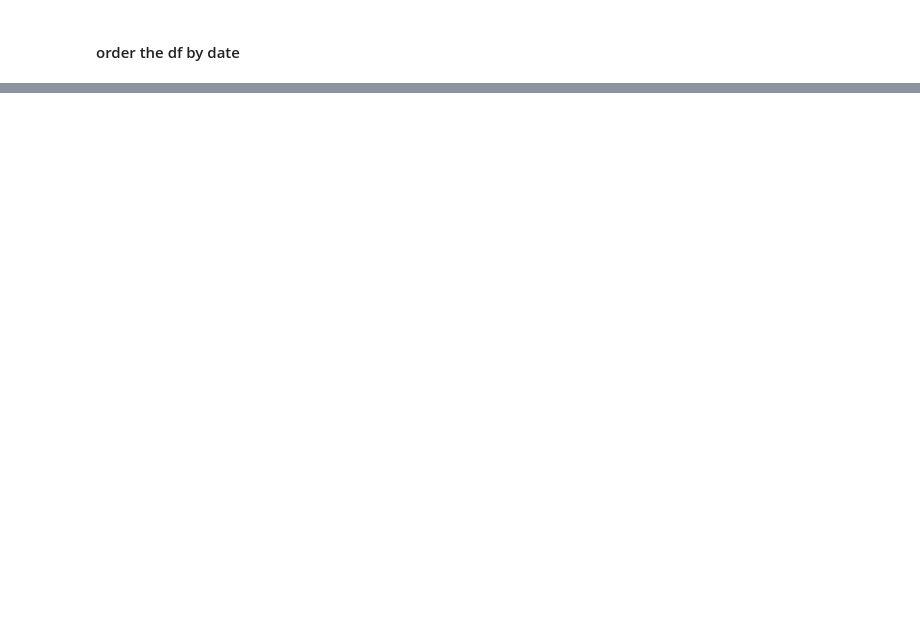
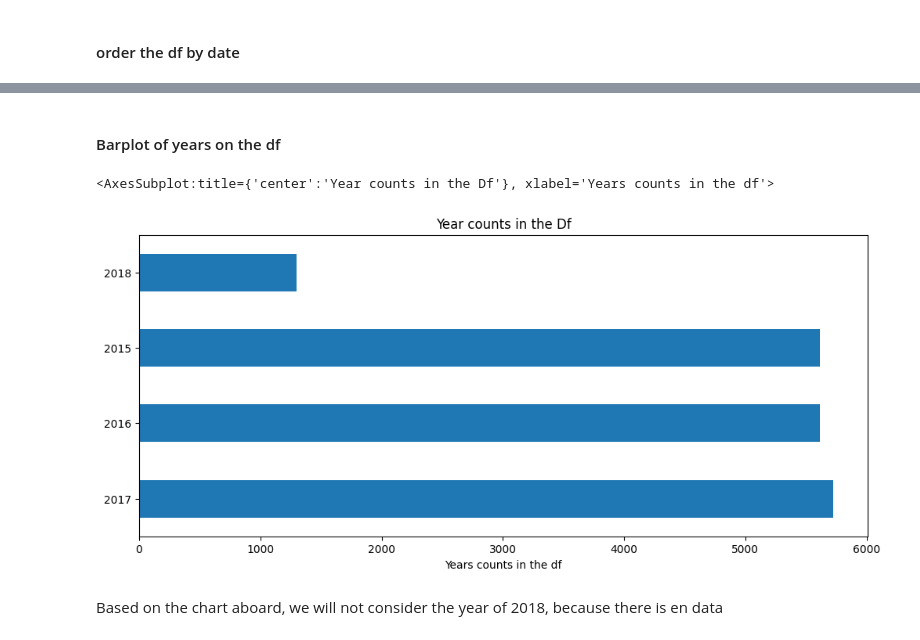
Before and after one commit to Mar19845/DataScience, a Jupyter notebook: LAB9/lab9.ipynb, the cells around one changed output, grey strips where cells are left out. Cells and saved outputs as stored; diff of their text form; code cells hidden in the pictures; blank space fills up the shorter version.

```diff
--- a/LAB9/lab9.ipynb
+++ b/LAB9/lab9.ipynb
@@ -98,0 +148,9 @@ df = df.sort_values(by='Date',ascending=True)
+# %% [markdown]
+#### Barplot of years on the df
+# %%
+df['year'].value_counts().plot(kind='barh',figsize=(12,5),title="Year counts in the Df",ylabel="", xlabel="Years counts in the df")
+# %% [output]
+<AxesSubplot:title={'center':'Year counts in the Df'}, xlabel='Years counts in the df'>
+[figure, added]
+# %% [markdown]
+Based on the chart aboard, we will not consider the year of 2018, because there is en data
```
Also changed, not shown: parts of 20 cells of this notebook.
